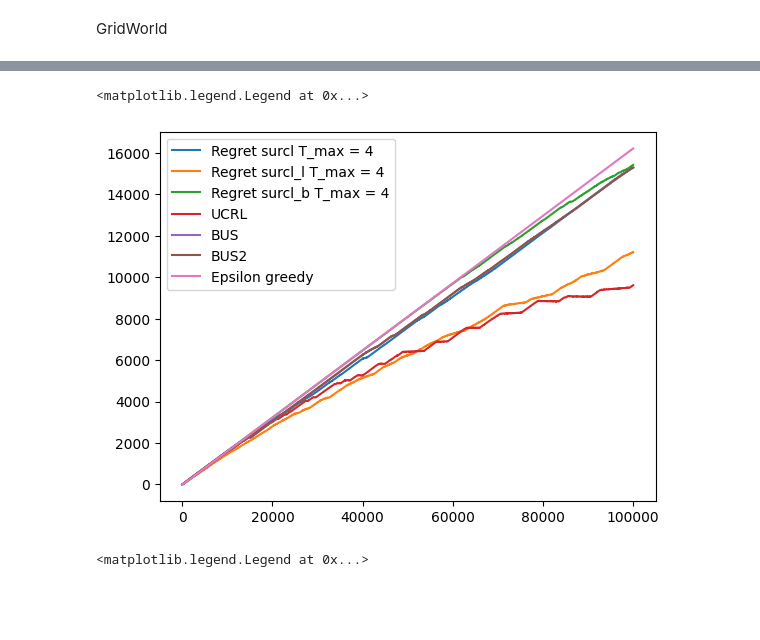
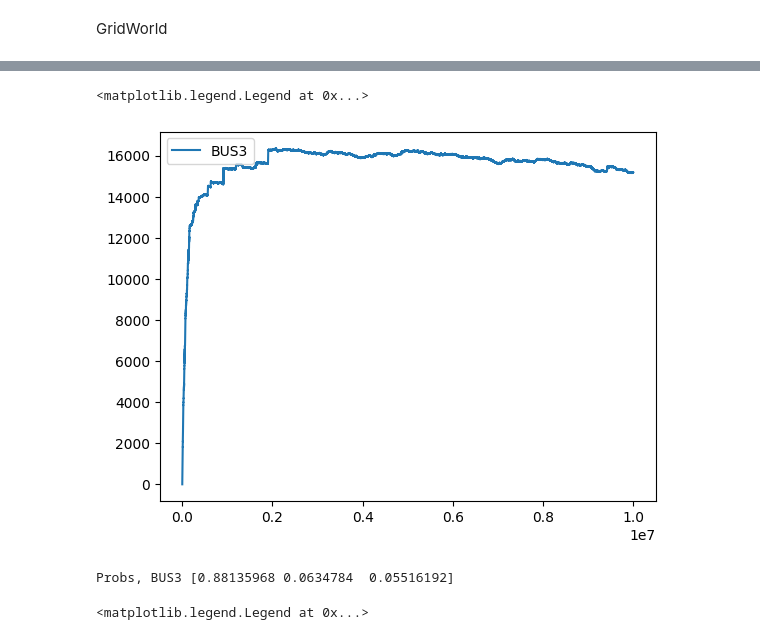
Before and after one commit to Asbjoern00/Bachelor_code, a Jupyter notebook: experiments.ipynb, the cells around one changed output, grey strips where cells are left out. Cells and saved outputs as stored; diff of their text form; code cells hidden in the pictures; blank space fills up the shorter version.

```diff
--- a/experiments.ipynb
+++ b/experiments.ipynb
@@ -58,12 +60,15 @@ print(vi1[3],vi2[3],vi5[3])
 # %%
-reward_ucrl,tau_ucrl,_,_ = utils.run_experiment(env_ucrl, ucrl_naive, T = 10**5)
-reward_sucrl,tau_sucrl ,_,_= utils.run_experiment(env_smdp, smdp_ucrl, T = 10**5)
-reward_sucrl_l,tau_sucrl_l ,_,_= utils.run_experiment(env_smdp, smdp_ucrl_l, T = 10**5)
-reward_sucrl_b,tau_sucrl_b,_,_ = utils.run_experiment(env_smdp, smdp_ucrl_b, T = 10**5)
+reward_ucrl,tau_ucrl,_,_ = utils.run_experiment(env_ucrl, ucrl_naive, T = 10**6)
+reward_sucrl,tau_sucrl ,_,_= utils.run_experiment(env_smdp, smdp_ucrl, T = 10**6)
+reward_sucrl_l,tau_sucrl_l ,_,_= utils.run_experiment(env_smdp, smdp_ucrl_l, T = 10**6)
+#reward_sucrl_b,tau_sucrl_b,_,_ = utils.run_experiment(env_smdp, smdp_ucrl_b, T = 10**6)
 # %%
-reward_bus,tau_bus,_,_ = utils.run_experiment(env_smdp, Bus_ucrl, T = 10**5)
+reward_bus,tau_bus,_,_ = utils.run_experiment(env_smdp, Bus_ucrl, T = 10**6)
 
-reward_bus2,tau_bus2,_,_ = utils.run_experiment(env_smdp, Bus2_ucrl, T = 10**5)
+reward_bus2,tau_bus2,_,_ = utils.run_experiment(env_smdp, Bus2_ucrl, T = 10**6)
+# %%
+reward_bus3,tau_bus3,_,_ = utils.run_experiment(env_smdp, Bus3_ucrl, T = 10**7)
+regrets_bus3 = utils.calc_regret(reward=reward_bus3, tau = tau_bus3, optimal_gain=gstar/3)
 # %%
 regret_ucrl = utils.calc_regret(reward=reward_ucrl, tau = tau_ucrl, optimal_gain=gstar)
 regret_sucrl = utils.calc_regret(reward=reward_sucrl, tau = tau_sucrl, optimal_gain=gstar)
@@ -78,20 +80,25 @@ regrets_eps = utils.calc_regret(reward=reward_eps, tau = tau_eps, optimal_gain=g
 # %%
-plt.plot(regret_sucrl, label = "Regret surcl T_max = 4")
-plt.plot(regret_sucrl_l, label = "Regret surcl_l T_max = 4")
-plt.plot(regret_sucrl_b, label = "Regret surcl_b T_max = 4")
+#plt.plot(regret_sucrl, label = "Regret surcl T_max = 4")
+#plt.plot(regret_sucrl_l, label = "Regret surcl_l T_max = 4")
+#plt.plot(regret_sucrl_b, label = "Regret surcl_b T_max = 4")
 
 
 
-plt.plot(regret_ucrl, label = "UCRL")
-plt.plot(regrets_bus, label = "BUS")
-plt.plot(regrets_bus2, label = "BUS2")
+#plt.plot(regret_ucrl, label = "UCRL")
+#plt.plot(regrets_bus, label = "BUS")
+plt.plot(regrets_bus3, label = "BUS3")
 
-plt.plot(regrets_eps, label = "Epsilon greedy")
+#plt.plot(regrets_bus2, label = "BUS2")
+
 
 plt.legend()
 # %% [output]
 <matplotlib.legend.Legend at 0x...>
-[figure, old version]
+[figure, new version]
+# %%
+print("Probs, BUS3", Bus3_ucrl.current_sample_prop)
+# %% [output]
+Probs, BUS3 [0.88135968 0.0634784  0.05516192]
 # %%
 # Sanity check
 
```
Also changed, not shown: parts of 16 cells of this notebook, 1 other file.
